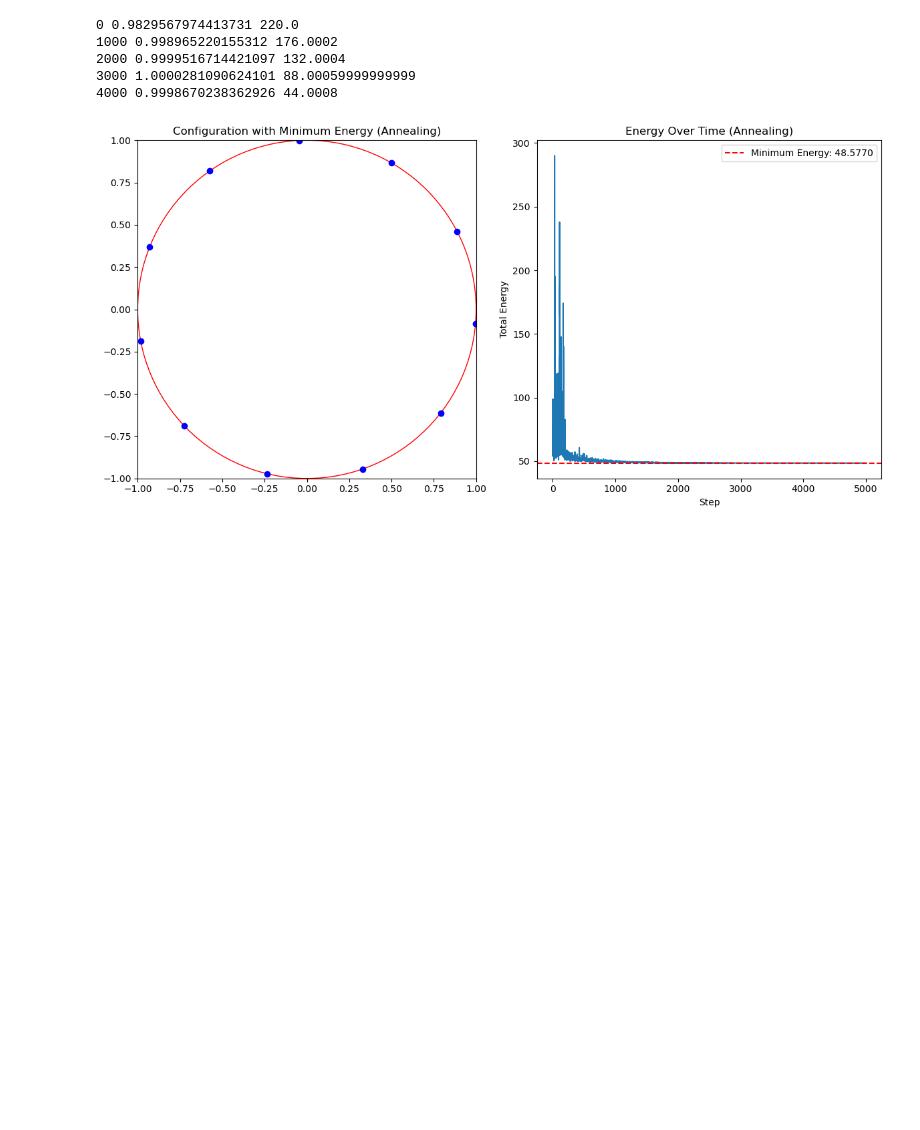
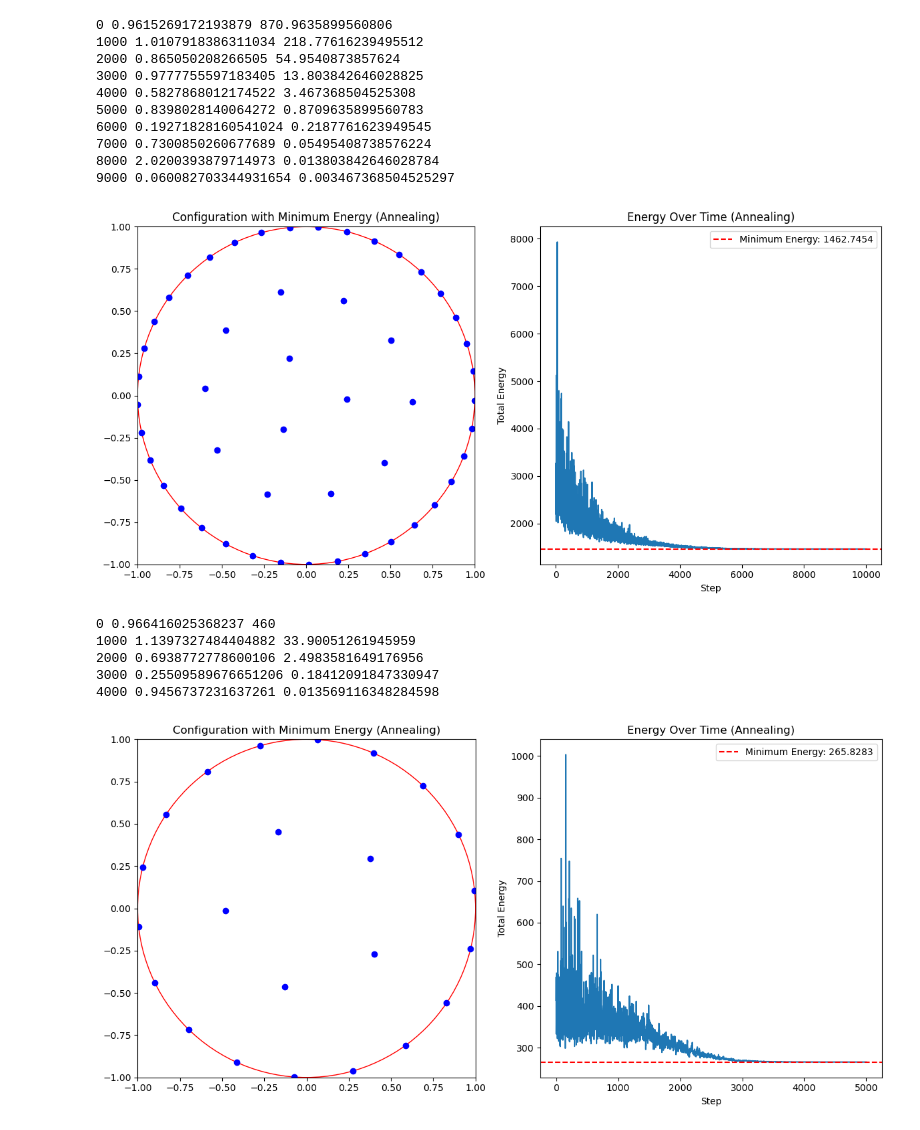
Before and after one commit to DutchProg/STSIM_ass3, a Jupyter notebook: EzradeCleen_12042137_ElinevandeLagemaat_11892900_Assignment_3.ipynb, the cells around one changed output. Drawn from its saved outputs; the diff is of its cells as text; code cells hidden in the pictures; blank space fills up the shorter version.

```diff
--- a/EzradeCleen_12042137_ElinevandeLagemaat_11892900_Assignment_3.ipynb
+++ b/EzradeCleen_12042137_ElinevandeLagemaat_11892900_Assignment_3.ipynb
@@ -189,6 +189,54 @@ def simulate_charged_particles_individual_steps(n, radius, steps, initial_step_s
+# %%
+n_particles = 50
+circle_radius = 1
+markov_chain = 100
+simulation_steps = 50*markov_chain
+initial_step_size = 1
+final_step_size = 0.02
+initial_temperature = 20*n_particles
+final_temperature = 0.001
+
+
+# Run the simulation with simulated annealing
+annealing_particles, annealing_min_energy, annealing_energy_over_time, step_sizes, acceptance_rates = simulate_charged_particles_individual_steps(
+    n_particles, circle_radius, simulation_steps, initial_step_size, final_step_size, initial_temperature, final_temperature
+)
+
+fig, ax = plt.subplots(1, 2, figsize=(12, 6))
+
+# Configuration with minimum energy (annealing)
+circle = plt.Circle((0, 0), circle_radius, color='r', fill=False)
+ax[0].add_artist(circle)
+ax[0].scatter(annealing_particles[:, 0], annealing_particles[:, 1], color='blue')
+ax[0].set_xlim([-circle_radius, circle_radius])
+ax[0].set_ylim([-circle_radius, circle_radius])
+ax[0].set_title("Configuration with Minimum Energy (Annealing)")
+ax[0].set_aspect('equal', 'box')
+
+# Energy over time (annealing)
+ax[1].plot(annealing_energy_over_time)
+ax[1].set_title("Energy Over Time (Annealing)")
+ax[1].set_xlabel("Step")
+ax[1].set_ylabel("Total Energy")
+ax[1].axhline(y=annealing_min_energy, color='r', linestyle='--', label=f'Minimum Energy: {annealing_min_energy:.4f}')
+ax[1].legend()
+
+plt.tight_layout()
+# %% [output]
+0 0.9615269172193879 870.9635899560806
+1000 1.0107918386311034 218.77616239495512
+2000 0.865050208266505 54.9540873857624
+3000 0.9777755597183405 13.803842646028825
+4000 0.5827868012174522 3.467368504525308
+5000 0.8398028140064272 0.8709635899560783
+6000 0.19271828160541024 0.2187761623949545
+7000 0.7300850260677689 0.05495408738576224
+8000 2.0200393879714973 0.013803842646028784
+9000 0.060082703344931654 0.003467368504525297
+[figure, added]
 # %%
 # Parameters
-n_particles = 11
+n_particles = 23
 circle_radius = 1
 markov_chain = 100
 simulation_steps = 50*markov_chain
@@ -197,9 +245,10 @@ final_step_size = 0.02
 initial_temperature = 20*n_particles
 final_temperature = 0.001
 
+
 # Run the simulation with simulated annealing
-annealing_particles, annealing_min_energy, annealing_energy_over_time = simulate_charged_particles_individual_steps(
-    n_particles, circle_radius, simulation_steps, initial_step_size, final_step_size, initial_temperature, final_temperature, markov_chain=markov_chain, cooling='linear'
+annealing_particles, annealing_min_energy, annealing_energy_over_time, step_sizes, acceptance_rates = simulate_charged_particles_individual_steps(
+    n_particles, circle_radius, simulation_steps, initial_step_size, final_step_size, initial_temperature, final_temperature
 )
 
 fig, ax = plt.subplots(1, 2, figsize=(12, 6))
@@ -222,10 +271,11 @@ ax[1].axhline(y=annealing_min_energy, color='r', linestyle='--', label=f'Minimum
 ax[1].legend()
 
 plt.tight_layout()
+plt.show()
 # %% [output]
-0 0.9829567974413731 220.0
-1000 0.998965220155312 176.0002
-2000 0.9999516714421097 132.0004
-3000 1.0000281090624101 88.00059999999999
-4000 0.9998670238362926 44.0008
+0 0.966416025368237 460
+1000 1.1397327484404882 33.90051261945959
+2000 0.6938772778600106 2.4983581649176956
+3000 0.25509589676651206 0.18412091847330947
+4000 0.9456737231637261 0.013569116348284598
-[figure, old version]
+[figure, new version]
```
Also changed, not shown: parts of 29 cells of this notebook.
